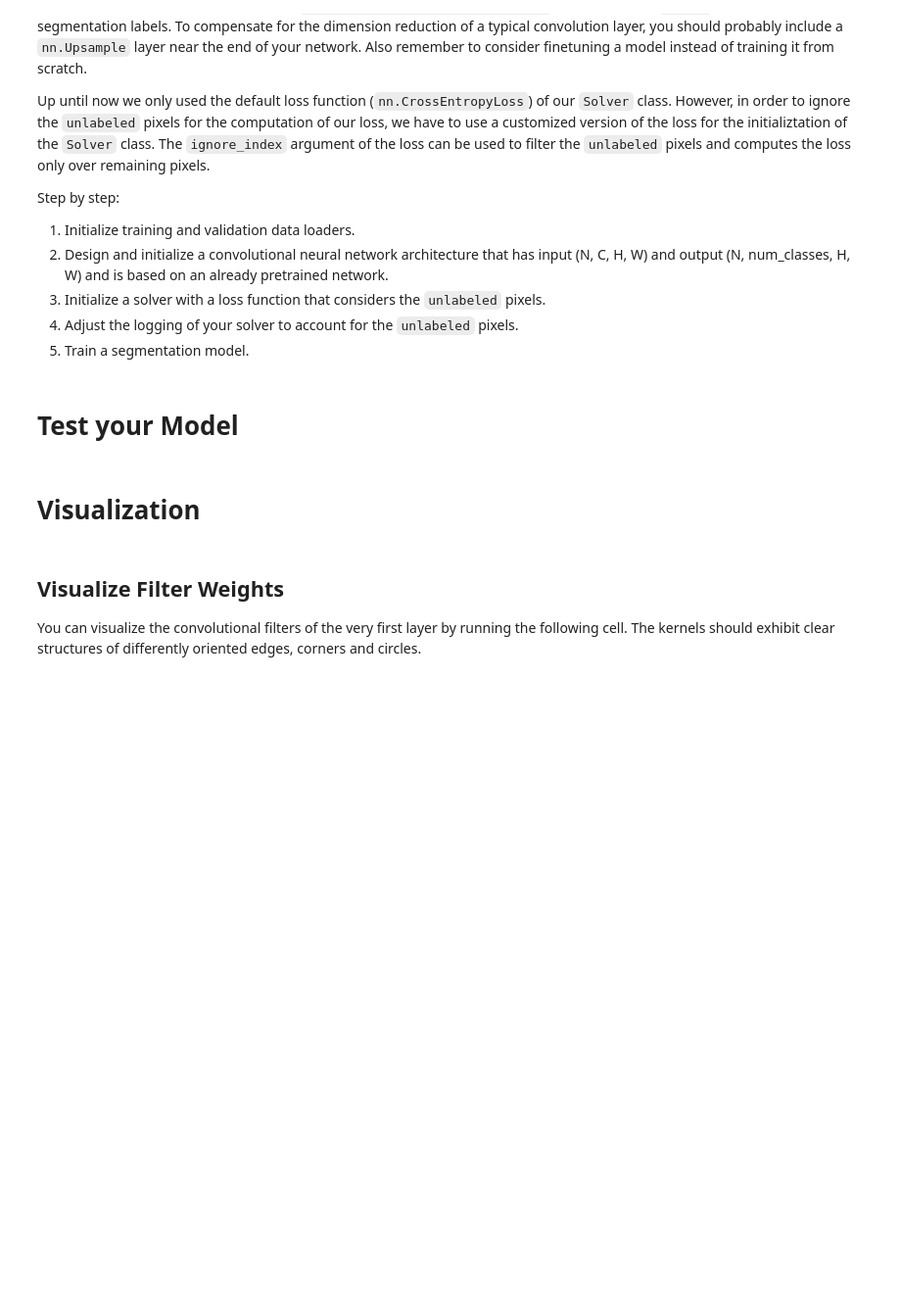
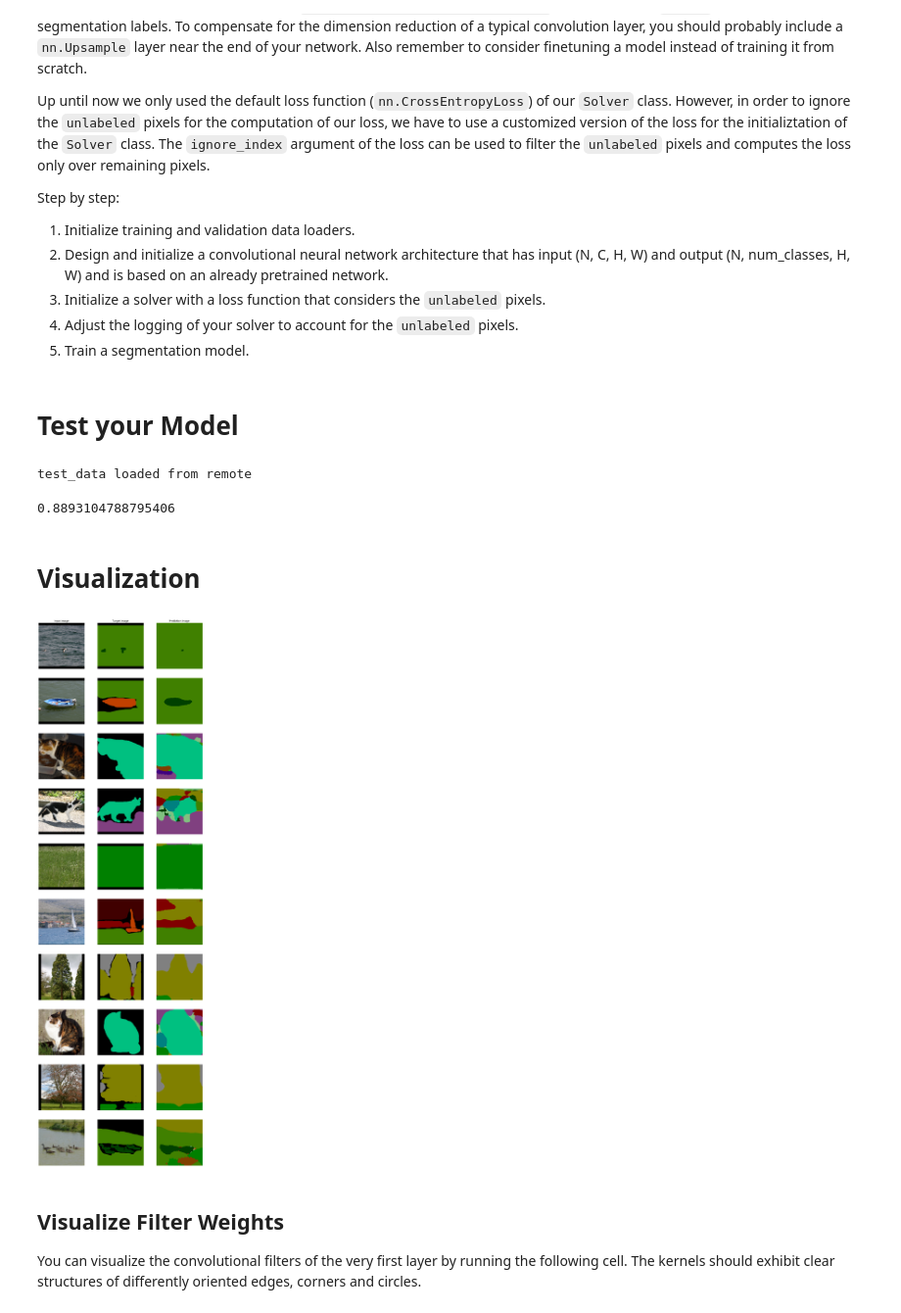
Before and after one commit to JulianHohenadel/I2Deep-Learning, a Jupyter notebook: exercise_3/1_segmentation_nn.ipynb, the cells around one changed output. Shown at 98% size. Cells and saved outputs as stored; diff of their text form; code cells hidden in the pictures; blank space fills up the shorter version.

Commit message:
Working on SegmentationNN with Resnet101, solver output still needs fix

```diff
--- a/exercise_3/1_segmentation_nn.ipynb
+++ b/exercise_3/1_segmentation_nn.ipynb
@@ -147,11 +150,27 @@ Step by step:
 from exercise_code.segmentation_nn import SegmentationNN
 from exercise_code.solver import Solver
 import torch.nn.functional as F
+import torch
+import torch.nn as nn
+import torchvision
+
+import os
+os.environ['CUDA_LAUNCH_BLOCKING'] = "1"
+
 
 train_loader = torch.utils.data.DataLoader(train_data, batch_size=10, shuffle=True, num_workers=0)
 val_loader = torch.utils.data.DataLoader(val_data, batch_size=1, shuffle=False, num_workers=0)
 
+num_classes = 23
 model = SegmentationNN()
+
+aux_classifier = list(model.base.aux_classifier.children())
+model.base.aux_classifier = nn.Sequential(*aux_classifier[:-1])
+model.base.aux_classifier.add_module('4', nn.Conv2d(256, num_classes, 1))
+
+classifier = list(model.base.classifier.children())
+model.base.classifier = nn.Sequential(*classifier[:-1])
+model.base.classifier.add_module('4', nn.Conv2d(256, num_classes, 1))
 
 model.to(device)
 solver = Solver(optim_args={"lr": 1e-4, "weight_decay": 0.001},
@@ -160,7 +179,14 @@ solver.train(model, train_loader, val_loader, log_nth=5, num_epochs=5)
 # %% [markdown]
 # Test your Model
 # %%
-test_data = SegmentationData(image_paths_file='../datasets/segmentation_data_test/test.txt')
+# Google drive path: /content/drive/My Drive/datasets/segmentation_data_test/test.txt
+if path.exists('../datasets/segmentation_data_test/test.txt'):
+    test_data = SegmentationData(image_paths_file='../datasets/segmentation_data_test/test.txt')
+    print("test_data loaded from local")
+else:
+    test_data = SegmentationData(image_paths_file='/content/drive/My Drive/datasets/segmentation_data_test/test.txt')
+    print("test_data loaded from remote")
+
 test_loader = torch.utils.data.DataLoader(test_data,
                                           batch_size=1,
                                           shuffle=False,
@@ -171,50 +197,56 @@ model.eval()
 for inputs, targets in test_loader:
     inputs, targets = inputs.to(device), targets.to(device)
 
-    outputs = model.forward(inputs)
+    outputs = model.forward(inputs)['aux']
     _, preds = torch.max(outputs, 1)
     targets_mask = targets >= 0
     test_scores.append(np.mean((preds == targets)[targets_mask].data.cpu().numpy()))
 
 model.train()
 np.mean(test_scores)
+# %% [output]
+test_data loaded from remote
+0.8893104788795406
 # %% [markdown]
 # Visualization
 # %%
-num_example_imgs = 4
+num_example_imgs = 10
 plt.figure(figsize=(15, 5 * num_example_imgs))
+model.eval()
 for i, (img, target) in enumerate(test_data[:num_example_imgs]):
     inputs = img.unsqueeze(0)
     inputs = inputs.to(device)
 
-    outputs = model.forward(inputs)
+    outputs = model.forward(inputs)['aux']
     _, preds = torch.max(outputs, 1)
     pred = preds[0].data.cpu()
 
     img, target, pred = img.numpy(), target.numpy(), pred.numpy()
 
     # img
     plt.subplot(num_example_imgs, 3, i * 3 + 1)
     plt.axis('off')
     plt.imshow(img.transpose(1, 2, 0))
     if i == 0:
         plt.title("Input image")
 
     # target
     plt.subplot(num_example_imgs, 3, i * 3 + 2)
     plt.axis('off')
     plt.imshow(label_img_to_rgb(target))
     if i == 0:
         plt.title("Target image")
 
     # pred
     plt.subplot(num_example_imgs, 3, i * 3 + 3)
     plt.axis('off')
     plt.imshow(label_img_to_rgb(pred))
     if i == 0:
         plt.title("Prediction image")
 
 plt.show()
+# %% [output]
+[figure, added]
 # %% [markdown]
 ## Visualize Filter Weights
 You can visualize the convolutional filters of the very first layer by running the following cell. The kernels should exhibit clear structures of differently oriented edges, corners and circles.
```
Also changed, not shown: parts of 5 cells of this notebook, 4 other files.
